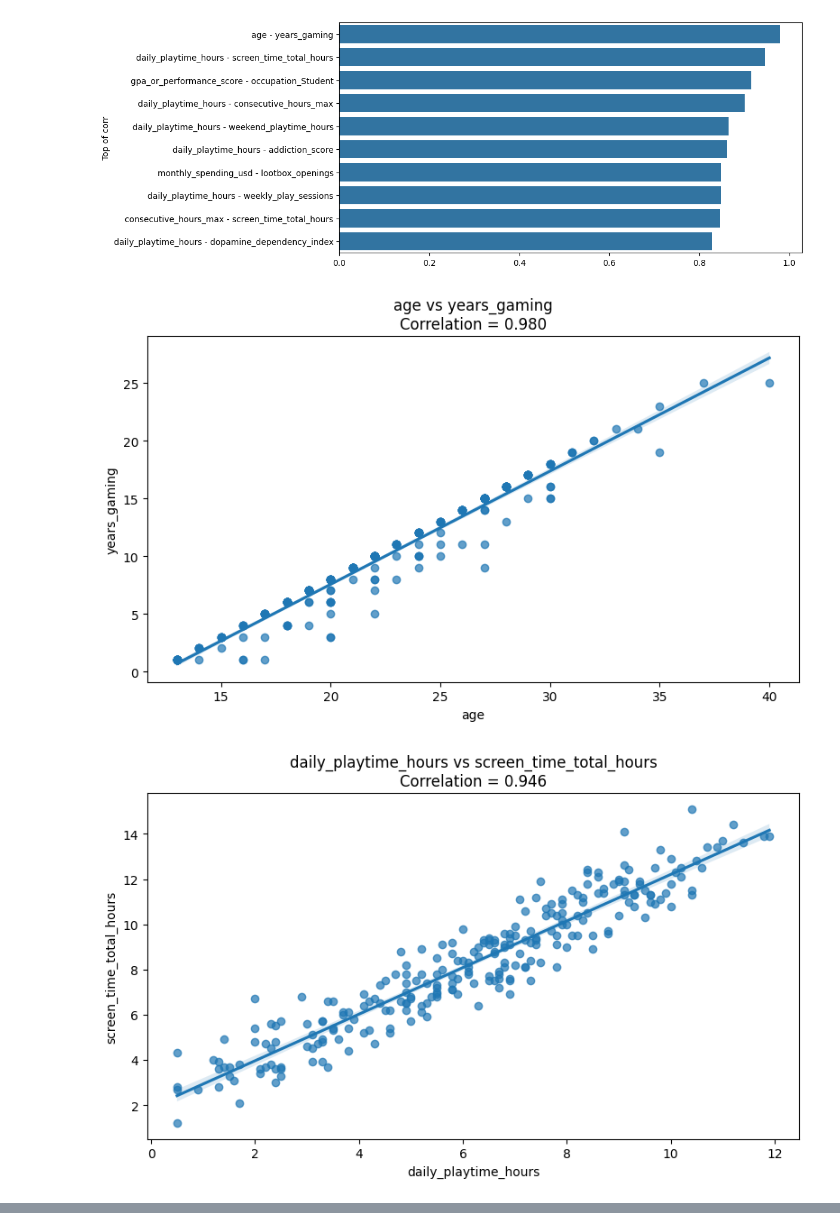
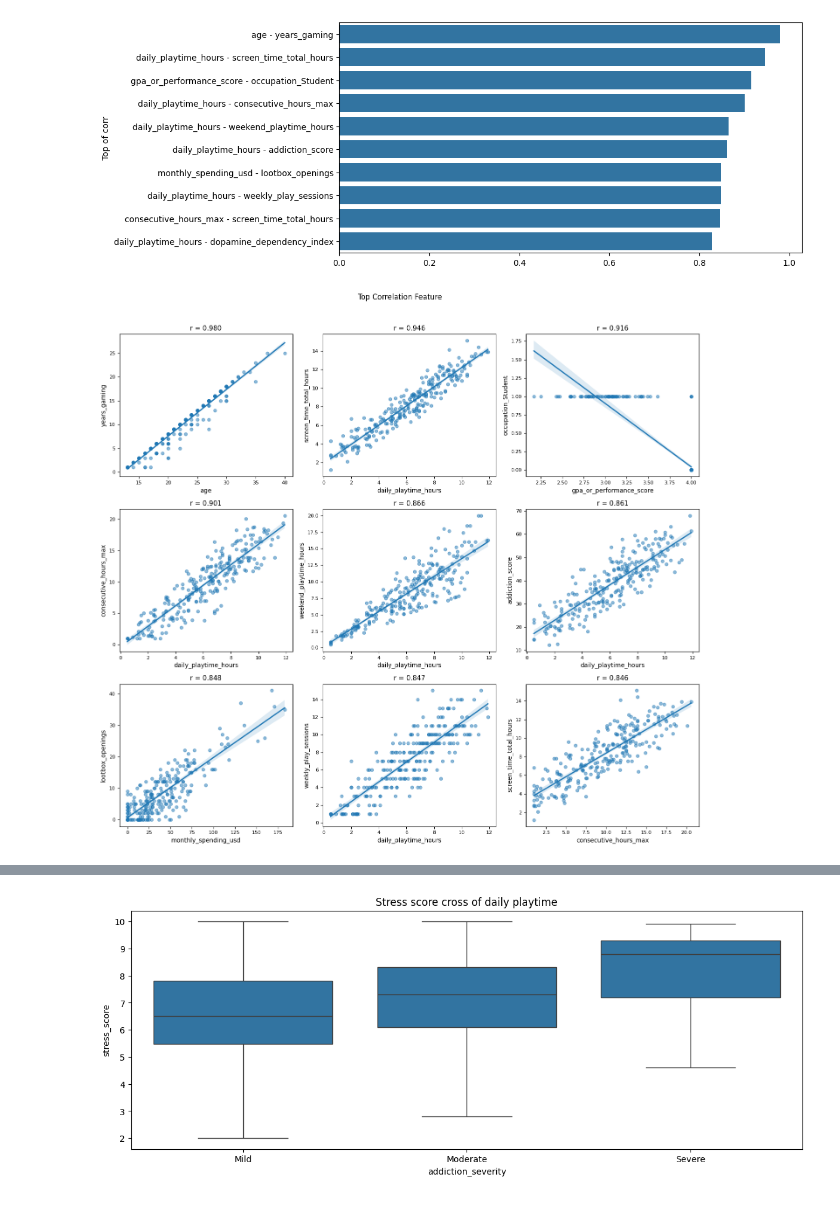
Before and after one commit to tiopramana/machine_learning, a Jupyter notebook: Project/Gaming_addiction/main.ipynb, the cells around one changed output, grey strips where cells are left out. Drawn from its saved outputs; the diff is of its cells as text; code cells hidden in the pictures.

Commit message:
new: completing new dataset of gaming addiction

```diff
--- a/Project/Gaming_addiction/main.ipynb
+++ b/Project/Gaming_addiction/main.ipynb
@@ -234,82 +235,39 @@ plt.show()
 # %% [output]
 [figure]
 # %%
-top_n = 10
-
-for (feature1, feature2), corr_value in corr_pairs.head(top_n).items():
-
-    plt.figure(figsize=(8, 5))
-
-    sns.regplot(
-        data=dfe,
-        x=feature1,
-        y=feature2,
-        scatter_kws={"alpha": 0.7}
-    )
-
-    plt.title(import math
-import matplotlib.pyplot as plt
-import seaborn as sns
+# EDA for top correlation feature
+# correlation coefficient — close to 1.0, the relation is more stronger
 
 top_n = 9
 
 pairs = corr_pairs.head(top_n)
 
-ncols = 3
-nrows = math.ceil(top_n / ncols)
+cols_n = 3
+rows_n = math.ceil(top_n / cols_n)
 
-fig, axes = plt.subplots(
-    nrows=nrows,
-    ncols=ncols,
-    figsize=(18, 5 * nrows)
-)
-
+fig, axes = plt.subplots(ncols=cols_n, nrows=rows_n, figsize=(14,5 * 2.5))
 axes = axes.flatten()
 
 for idx, ((f1, f2), corr) in enumerate(pairs.items()):
-
-    sns.regplot(
-        data=dfe,
-        x=f1,
-        y=f2,
-        ax=axes[idx],
-        scatter_kws={"alpha": 0.5, "s": 25},
-        line_kws={"linewidth": 2}
-    )
+    sns.regplot(data=dfe, x=f1, y=f2, ax=axes[idx],scatter_kws={"alpha": 0.5, "s": 25}, line_kws={"linewidth": 2})
 
     axes[idx].set_title(
         f"r = {corr:.3f}",
         fontsize=11
     )
 
     axes[idx].tick_params(
         axis='x',
-        rotation=45,
         labelsize=8
     )
 
     axes[idx].tick_params(
         axis='y',
         labelsize=8
     )
 
-# Hapus subplot kosong
-for j in range(idx + 1, len(axes)):
-    fig.delaxes(axes[j])
-
-plt.suptitle(
-    "Top Correlated Feature Pairs",
-    fontsize=18,
-    y=1.02
-)
-
+plt.suptitle("Top Correlation Feature", y=1.02)
 plt.tight_layout()
 plt.show()
-        f"{feature1} vs {feature2}\nCorrelation = {corr_value:.3f}"
-    )
-
-    plt.tight_layout()
-    plt.show()
 # %% [output]
-[figure, old version]
+[figure, new version]
-[figure, removed]
@@ -323,0 +274,12 @@ plt.show()
+# %%
+# Comparasion using boxplot to get visualization of stress_score and daily_time_hours
+
+plt.figure(figsize=(14,5))
+
+sns.boxplot(data=df, x='addiction_severity', y='stress_score')
+
+
+plt.title("Stress score cross of daily playtime")
+plt.show()
+# %% [output]
+[figure, added]
```
Also changed, not shown: parts of 13 cells of this notebook, 1 other file.
